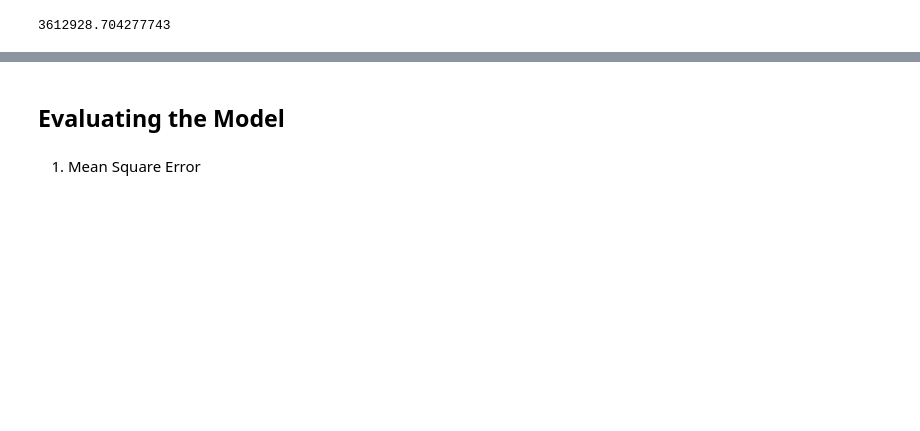
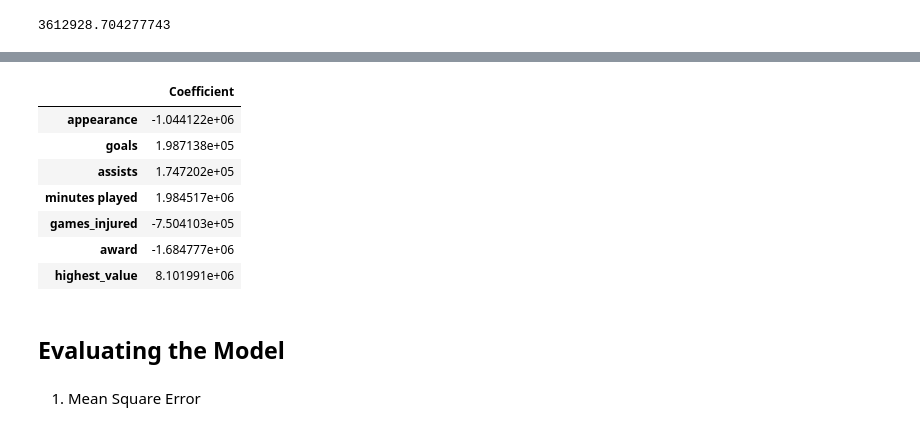
Before and after one commit to Tw-0l/Football-Players-Transfer-Fees-Predictions, a Jupyter notebook: EDA explain template.ipynb, the cells around one changed output, grey strips where cells are left out. Drawn from its saved outputs; the diff is of its cells as text; code cells hidden in the pictures; blank space fills up the shorter version.

```diff
--- a/EDA explain template.ipynb
+++ b/EDA explain template.ipynb
@@ -338,0 +344,3 @@ model = LinearRegression()
+# %%
+
+lasso_model = Lasso(alpha = 8000)
@@ -345,0 +374,3 @@ LinearRegression()
+# %%
+
+lasso_model.fit(X_train_scaled, y_train)
@@ -370,3 +456,15 @@ print(model.intercept_)
+# %%
+coeff_df = pd.DataFrame(lasso_model.coef_,X.columns,columns=['Coefficient'])
+coeff_df
+# %% [output]
+|  | Coefficient |
+| appearance | -1.044122e+06 |
+| goals | 1.987138e+05 |
+| assists | 1.747202e+05 |
+| minutes played | 1.984517e+06 |
+| games_injured | -7.504103e+05 |
+| award | -1.684777e+06 |
+| highest_value | 8.101991e+06 |
 # %% [markdown]
 ## Evaluating the Model
 # %% [markdown]
```
Also changed, not shown: parts of 32 cells of this notebook.
